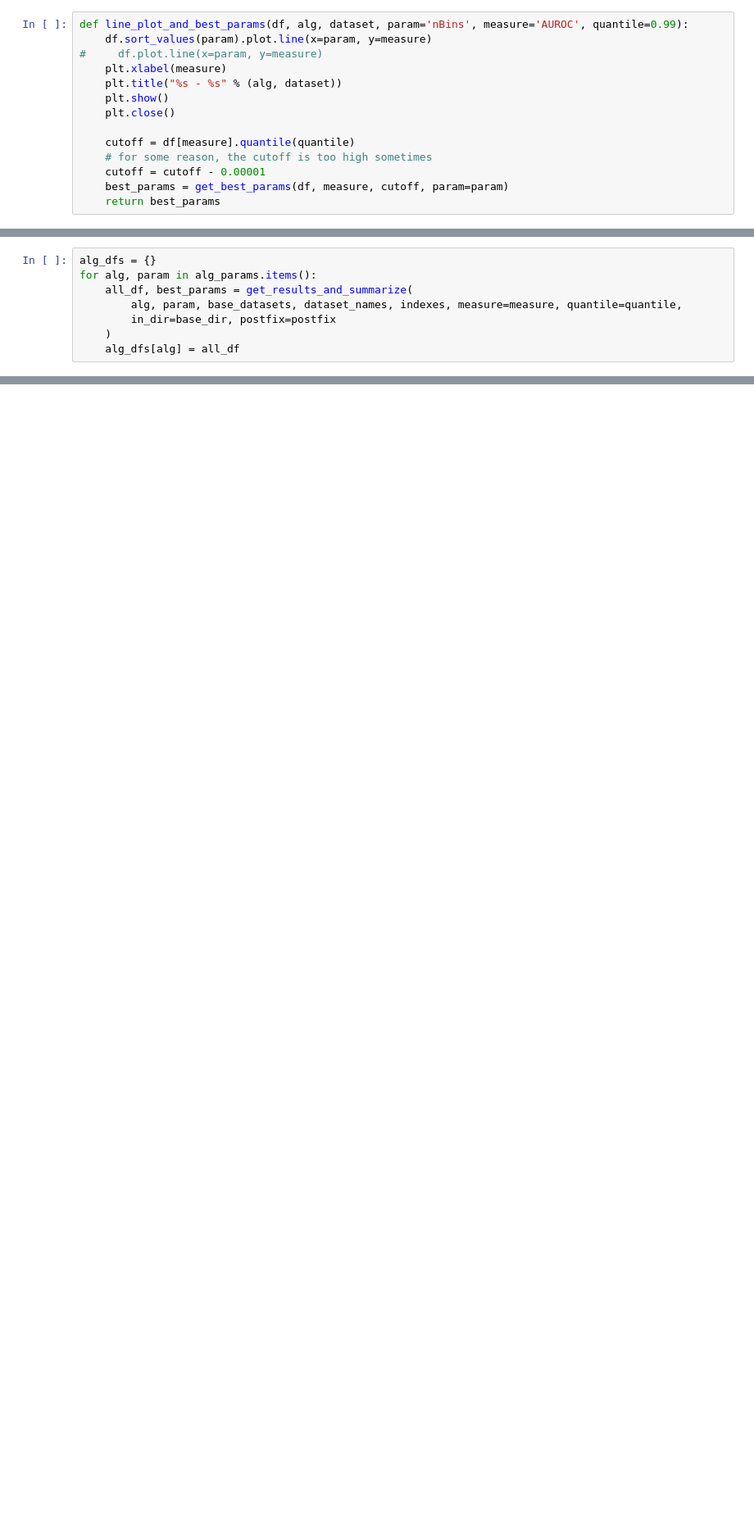
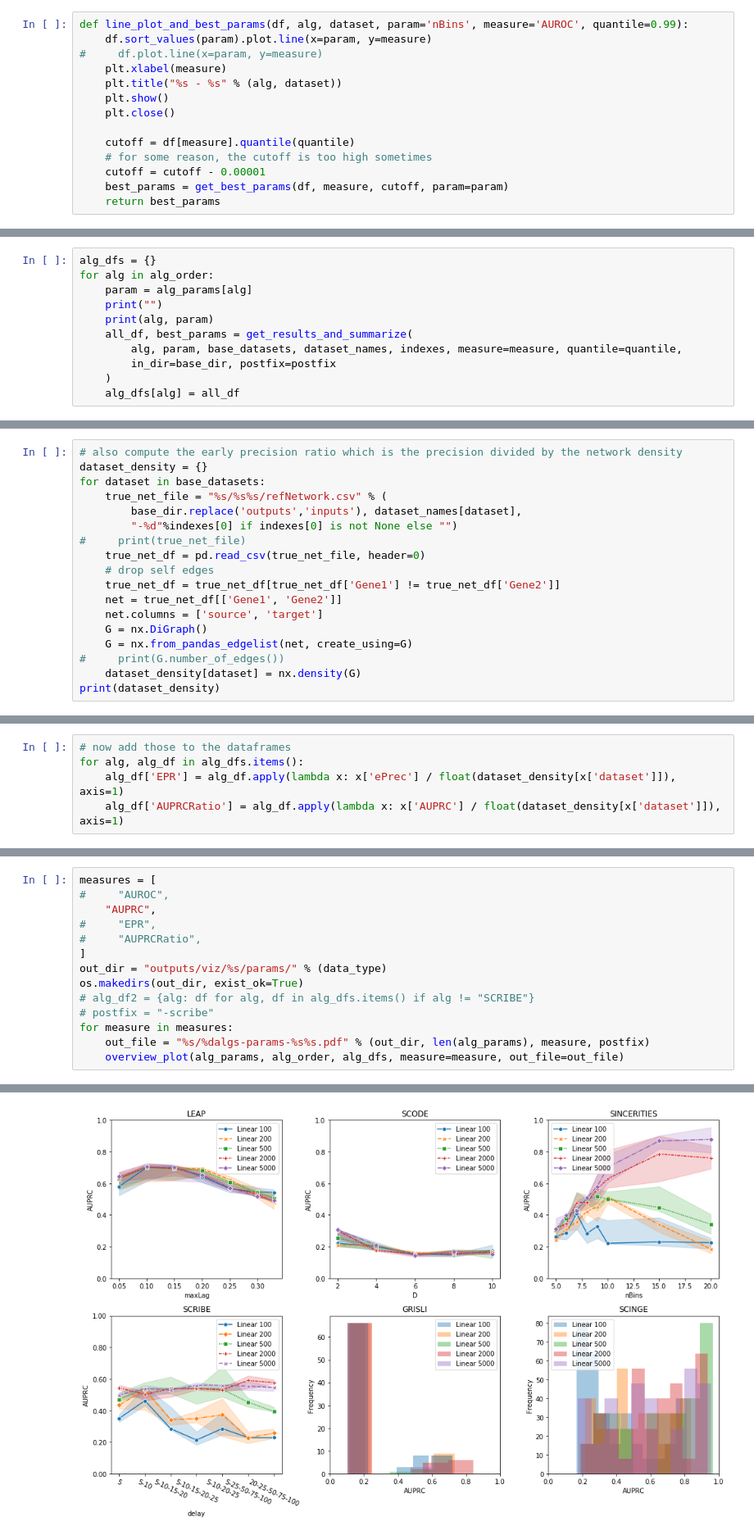
Before and after one commit to Murali-group/Beeline, a Jupyter notebook: src/jupyter-notebooks/benchmark-methods.ipynb, the cells around one changed output, grey strips where cells are left out. Shown at 82% size. Cells and saved outputs as stored; diff of their text form; blank space fills up the shorter version.

Commit message:
updated to use R for computing AUPRC, and many other updates

```diff
--- a/src/jupyter-notebooks/benchmark-methods.ipynb
+++ b/src/jupyter-notebooks/benchmark-methods.ipynb
@@ -248,6 +254,9 @@ out_file = "%s/%dalgs-params-%s.pdf" % (out_dir, len(alg_params), postfix)
 # %%
 alg_dfs = {}
-for alg, param in alg_params.items():
+for alg in alg_order:
+    param = alg_params[alg]
+    print("")
+    print(alg, param)
     all_df, best_params = get_results_and_summarize(
         alg, param, base_datasets, dataset_names, indexes, measure=measure, quantile=quantile,
         in_dir=base_dir, postfix=postfix
@@ -273,0 +283,18 @@ AUROC cutoff: 0.6694425696787902
+# %%
+# also compute the early precision ratio which is the precision divided by the network density
+dataset_density = {}
+for dataset in base_datasets:
+    true_net_file = "%s/%s%s/refNetwork.csv" % (
+        base_dir.replace('outputs','inputs'), dataset_names[dataset],
+        "-%d"%indexes[0] if indexes[0] is not None else "")
+#     print(true_net_file)
+    true_net_df = pd.read_csv(true_net_file, header=0)
+    # drop self edges
+    true_net_df = true_net_df[true_net_df['Gene1'] != true_net_df['Gene2']]
+    net = true_net_df[['Gene1', 'Gene2']]
+    net.columns = ['source', 'target']
+    G = nx.DiGraph()
+    G = nx.from_pandas_edgelist(net, create_using=G)
+#     print(G.number_of_edges())
+    dataset_density[dataset] = nx.density(G)
+print(dataset_density)
@@ -274 +303,6 @@ AUROC cutoff: 0.6694425696787902
+# %%
+# now add those to the dataframes
+for alg, alg_df in alg_dfs.items():
+    alg_df['EPR'] = alg_df.apply(lambda x: x['ePrec'] / float(dataset_density[x['dataset']]), axis=1)
+    alg_df['AUPRCRatio'] = alg_df.apply(lambda x: x['AUPRC'] / float(dataset_density[x['dataset']]), axis=1)
 # %%
@@ -404,0 +361,15 @@ for dataset in datasets:
+# %%
+measures = [
+#     "AUROC",
+    "AUPRC",
+#     "EPR",
+#     "AUPRCRatio",
+]
+out_dir = "outputs/viz/%s/params/" % (data_type)
+os.makedirs(out_dir, exist_ok=True)
+# alg_df2 = {alg: df for alg, df in alg_dfs.items() if alg != "SCRIBE"}
+# postfix = "-scribe"
+for measure in measures:
+    out_file = "%s/%dalgs-params-%s%s.pdf" % (out_dir, len(alg_params), measure, postfix)
+    overview_plot(alg_params, alg_order, alg_dfs, measure=measure, out_file=out_file)
+# %% [output]
@@ -404,0 +377 @@ for dataset in datasets:
+[figure, added]
```
Also changed, not shown: parts of 18 cells of this notebook, 14 other files.
